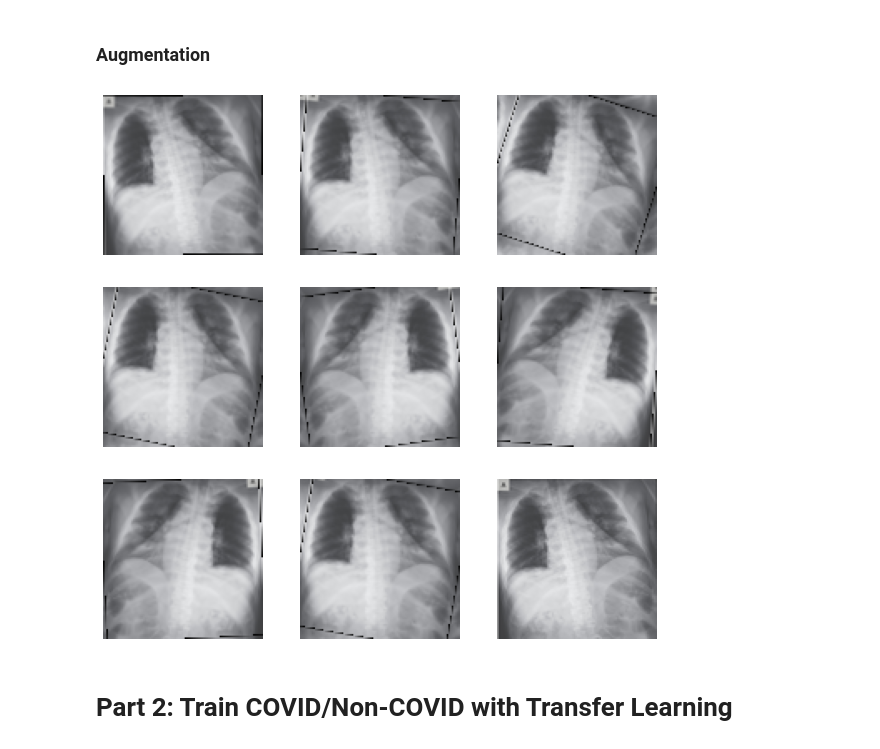
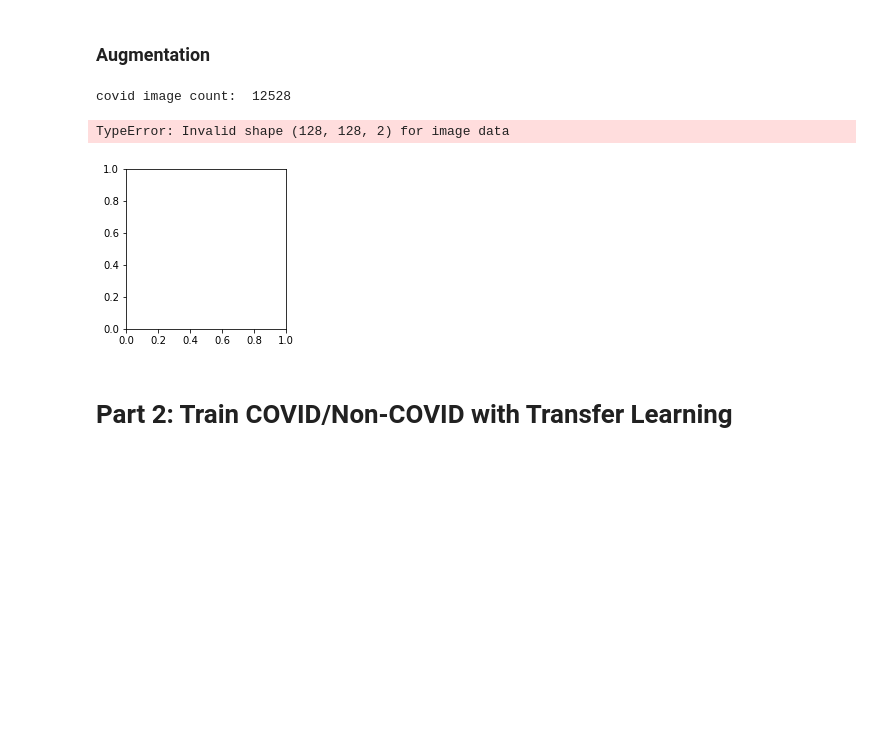
Before and after one commit to gdosulli/CS254_COVID, a Jupyter notebook: GOBT_CS254_COVID_TransferLearning.ipynb, the cells around one changed output. Cells and saved outputs as stored; diff of their text form; code cells hidden in the pictures; blank space fills up the shorter version.

```diff
--- a/GOBT_CS254_COVID_TransferLearning.ipynb
+++ b/GOBT_CS254_COVID_TransferLearning.ipynb
@@ -42,10 +43,10 @@ for file in files:
 Load in images for the corresponding target data with PIL. Reformat all images to the same dimensions and convert them to a numpy array for the models to use (where each is a (# pixels, # pixels) array).
 # %%
 # Load in image data from filenames with PIL
-img_dim = 96
+img_dim = 128
 def normalize_images(d, curr_dir):
     """normalize all images inside dictionary"""
-    images = np.empty((len(d['target']), img_dim, img_dim, 3))
+    images = np.empty((len(d['target']), img_dim, img_dim, 2))
 
     for i in range(len(d['filename'])):
         image = Image.open(curr_dir + d['filename'][i])
@@ -54,7 +55,7 @@ def normalize_images(d, curr_dir):
         image = image.resize((img_dim, img_dim))
 
         # convert to grayscale
-        image = image.convert('RGB')
+        image = image.convert('LA')
 
         images[i] = np.array(image)
 
@@ -67,14 +68,14 @@ images = normalize_images(init_d, "chest_xray/pooled_imgs/")
 # %% [markdown]
 ### Data Augmenation
 # %%
-aug_count = 8
+aug_count = 15
 def augment_images(images, targets):
     data_augmentation = tf.keras.Sequential([
       layers.experimental.preprocessing.RandomFlip("horizontal", dtype='float64'),
       layers.experimental.preprocessing.RandomRotation(0.05, dtype='float64')
     ])
 
-    aug_images = np.empty((len(targets * (aug_count + 1)), img_dim, img_dim, 3))
+    aug_images = np.empty((len(targets * (aug_count + 1)), img_dim, img_dim, 2))
     new_targets = []
 
 
@@ -253,14 +254,17 @@ covid_images = normalize_images(d, "model_images/")
 covid_images_aug, targets = augment_images(covid_images, d['target'])
 # %%
 print("covid image count: ", len(covid_images_aug))
+# %% [output]
+covid image count:  12528
 # %%
 plt.figure(figsize=(10, 10))
-for i in range(9):
+for i in range(aug_count + 1):
   ax = plt.subplot(3, 3, i + 1)
-  plt.imshow(covid_images_aug[i])
+  plt.imshow(covid_images_aug[i], cmap='gray', vmin=0, vmax=255)
   plt.axis("off")
 # %% [output]
+TypeError: Invalid shape (128, 128, 2) for image data
-[figure, old version]
+[figure, new version]
 # %% [markdown]
 # Part 2: Train COVID/Non-COVID with Transfer Learning
 # %%
```
Also changed, not shown: parts of 20 cells of this notebook, 4 other files.
